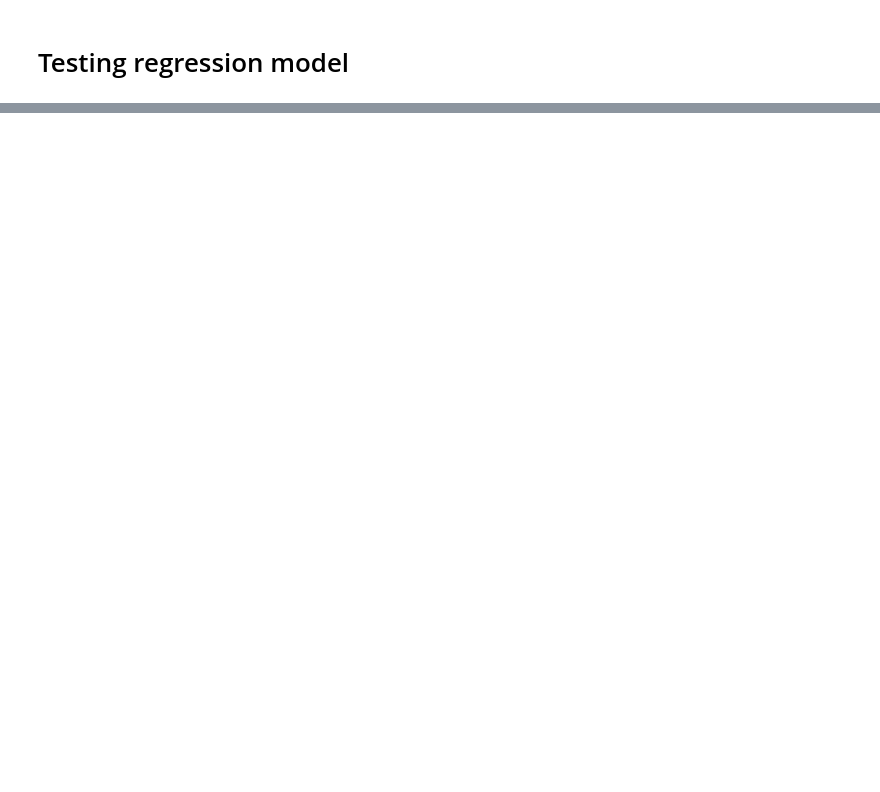
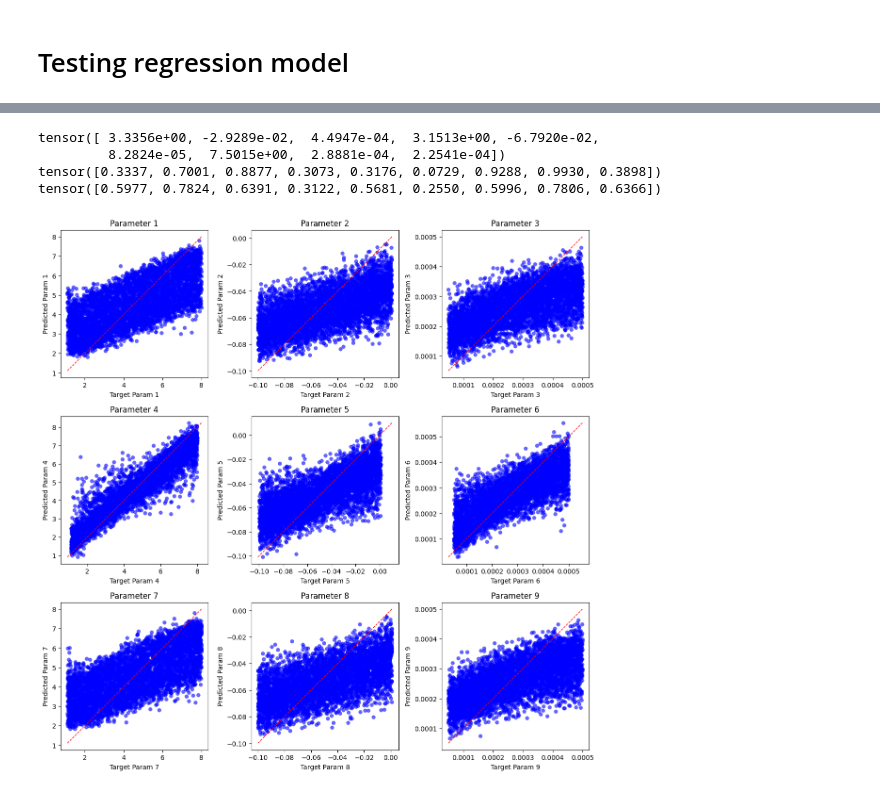
Before and after one commit to tls54/THz-TD-CNN, a Jupyter notebook: regression_model_test.ipynb, the cells around one changed output, grey strips where cells are left out. Drawn from its saved outputs; the diff is of its cells as text; code cells hidden in the pictures; blank space fills up the shorter version.

Commit message:
Bug fixes to scaling, 9x9 plot for results from regression model

```diff
--- a/regression_model_test.ipynb
+++ b/regression_model_test.ipynb
@@ -19,14 +18,14 @@ trained_model_name = 'regression_model_train_on_100k_clean_lr0_0001_epochs_200'
 unseen_dataset_name = 'unseen_3_layer_nonoise_n1to8'
 training_dataset = 'train_3_layer_nonoise_n1to8'
 
-dataset = load_regression_dataset(f'regression_data/{unseen_dataset_name}.pt')
-unseen_loader = DataLoader(dataset, batch_size=256)
+
+dataset = load_regression_dataset(f'regression_data/{unseen_dataset_name}.pt') # loads data and normalizes targets in dataset
+unseen_loader = DataLoader(dataset, batch_size=1024)
 
 model.load_state_dict(torch.load(f'trained_models/{trained_model_name}.pth', map_location=torch.device('cpu')))
 model.to(device)
 
-metrics, results = test_regression_model(model, unseen_loader, device)
-print_metrics_table(metrics, num_layers=3)
+display_model(model, device=device)
 # %% [output]
 Loading data from regression_data/unseen_3_layer_nonoise_n1to8.pt
 Dataset loaded successfully!
@@ -51,0 +68,47 @@ len(results['preds_unscaled'])
+# %%
+index = 1
+test_example_pulse = dataset[index][0]
+test_example_true_vals = dataset[index][1]
+
+
+print(denormalize_material_params(test_example_true_vals))
+
+model.eval()
+with torch.no_grad():
+    pulse = test_example_pulse.unsqueeze(0).to(device)  # adjust based on original shape
+    pred = model(pulse)
+    pred = pred[0]
+print(test_example_true_vals)
+print(pred)
+# %% [output]
+tensor([ 3.3356e+00, -2.9289e-02,  4.4947e-04,  3.1513e+00, -6.7920e-02,
+         8.2824e-05,  7.5015e+00,  2.8881e-04,  2.2541e-04])
+tensor([0.3337, 0.7001, 0.8877, 0.3073, 0.3176, 0.0729, 0.9288, 0.9930, 0.3898])
+tensor([0.5977, 0.7824, 0.6391, 0.3122, 0.5681, 0.2550, 0.5996, 0.7806, 0.6366])
+# %%
+# Which to plot: change keys here
+preds = results['preds_unscaled']
+targets = results['targets_unscaled']
+
+# Create figure
+fig, axes = plt.subplots(3, 3, figsize=(12, 12))
+axes = axes.flatten()
+
+for i in range(9):
+    ax = axes[i]
+    sns.scatterplot(x=targets[:, i], y=preds[:, i], ax=ax, s=30, color='blue', alpha=0.6, edgecolor=None)
+
+    # Add 45° perfect prediction line
+    min_val = min(targets[:, i].min(), preds[:, i].min())
+    max_val = max(targets[:, i].max(), preds[:, i].max())
+    ax.plot([min_val, max_val], [min_val, max_val], 'r--', lw=1)
+
+    ax.set_xlabel(f"Target Param {i+1}")
+    ax.set_ylabel(f"Predicted Param {i+1}")
+    ax.set_title(f"Parameter {i+1}")
+    ax.set_aspect('equal', adjustable='box')  # Keep scale equal
+
+plt.tight_layout()
+plt.show()
+# %% [output]
+[figure, added]
```
Also changed, not shown: parts of 7 cells of this notebook, 3 other files.
